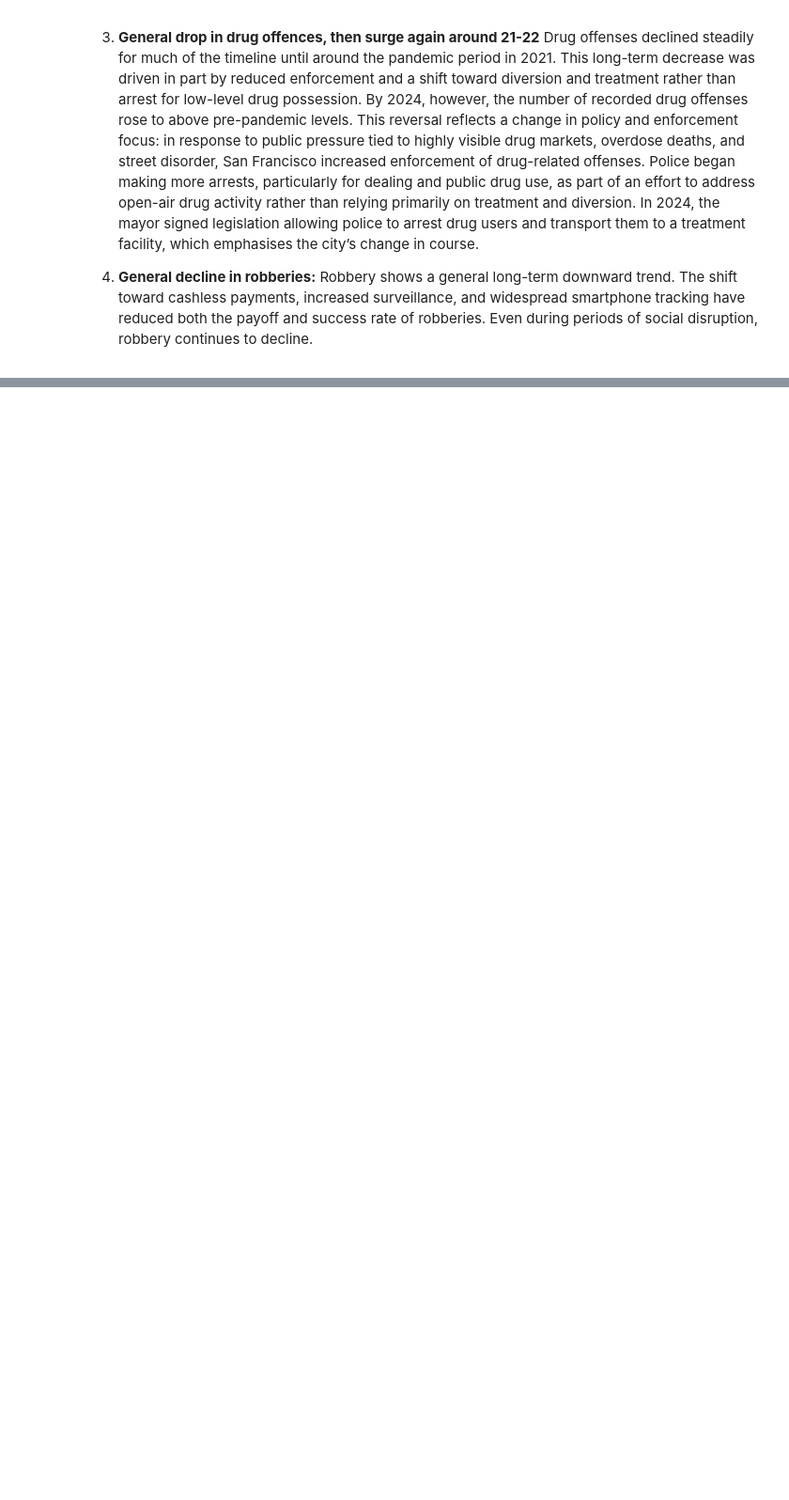
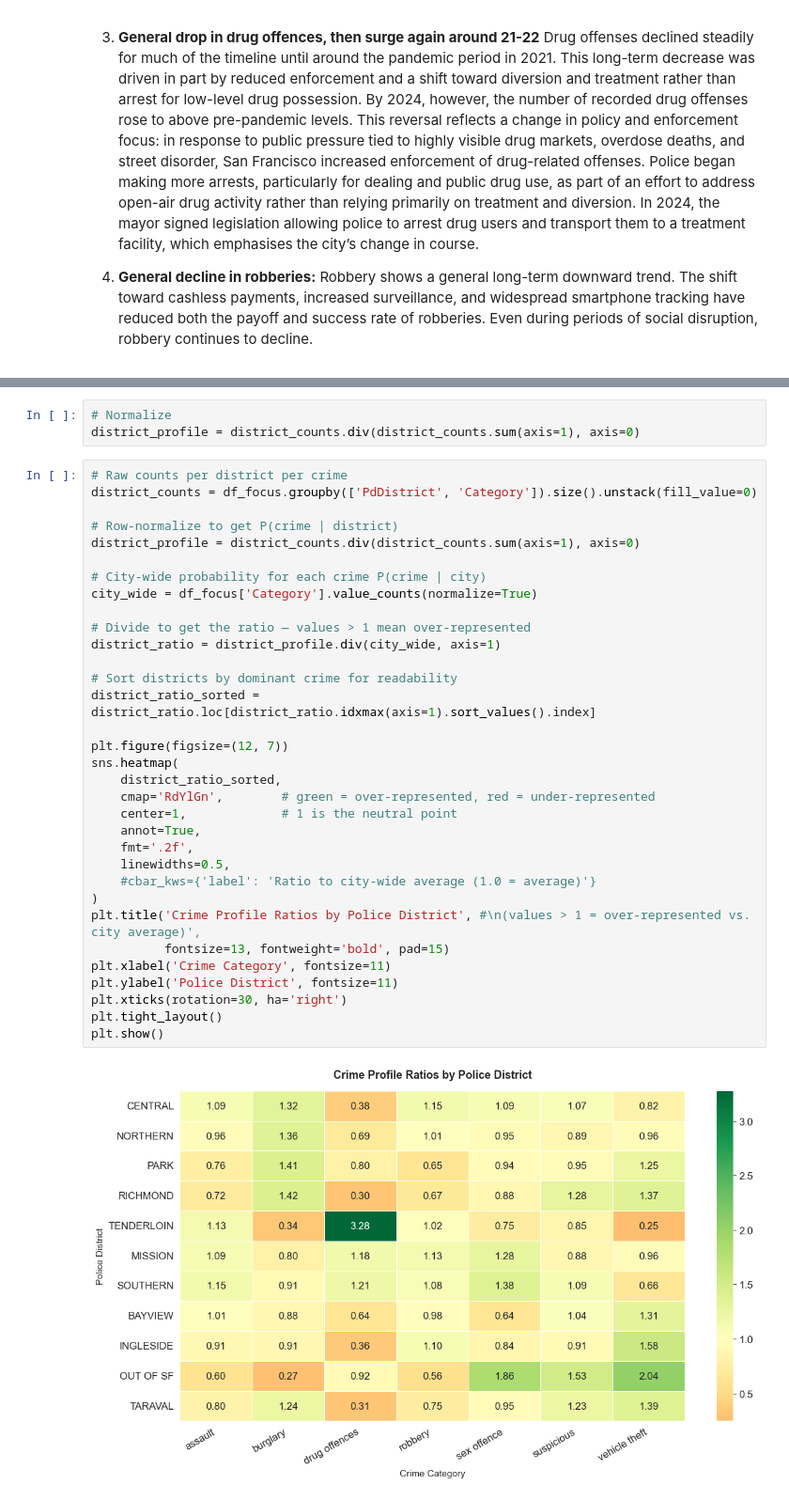
Before and after one commit to sterlie/socialdata_1, a Jupyter notebook: report_1.ipynb, the cells around one changed output, grey strips where cells are left out. Shown at 94% size. Drawn from its saved outputs; the diff is of its cells as text; blank space fills up the shorter version.

```diff
--- a/report_1.ipynb
+++ b/report_1.ipynb
@@ -60,0 +91,38 @@ Robbery shows a general long-term downward trend. The shift toward cashless paym
+# %%
+# Normalize
+district_profile = district_counts.div(district_counts.sum(axis=1), axis=0)
+# %%
+# Raw counts per district per crime
+district_counts = df_focus.groupby(['PdDistrict', 'Category']).size().unstack(fill_value=0)
+
+# Row-normalize to get P(crime | district)
+district_profile = district_counts.div(district_counts.sum(axis=1), axis=0)
+
+# City-wide probability for each crime P(crime | city)
+city_wide = df_focus['Category'].value_counts(normalize=True)
+
+# Divide to get the ratio — values > 1 mean over-represented
+district_ratio = district_profile.div(city_wide, axis=1)
+
+# Sort districts by dominant crime for readability
+district_ratio_sorted = district_ratio.loc[district_ratio.idxmax(axis=1).sort_values().index]
+
+plt.figure(figsize=(12, 7))
+sns.heatmap(
+    district_ratio_sorted,
+    cmap='RdYlGn',        # green = over-represented, red = under-represented
+    center=1,             # 1 is the neutral point
+    annot=True,
+    fmt='.2f',
+    linewidths=0.5,
+    #cbar_kws={'label': 'Ratio to city-wide average (1.0 = average)'}
+)
+plt.title('Crime Profile Ratios by Police District', #\n(values > 1 = over-represented vs. city average)',
+          fontsize=13, fontweight='bold', pad=15)
+plt.xlabel('Crime Category', fontsize=11)
+plt.ylabel('Police District', fontsize=11)
+plt.xticks(rotation=30, ha='right')
+plt.tight_layout()
+plt.show()
+# %% [output]
+[figure, added]
```
Also changed, not shown: parts of 16 cells of this notebook, 1 other file.
